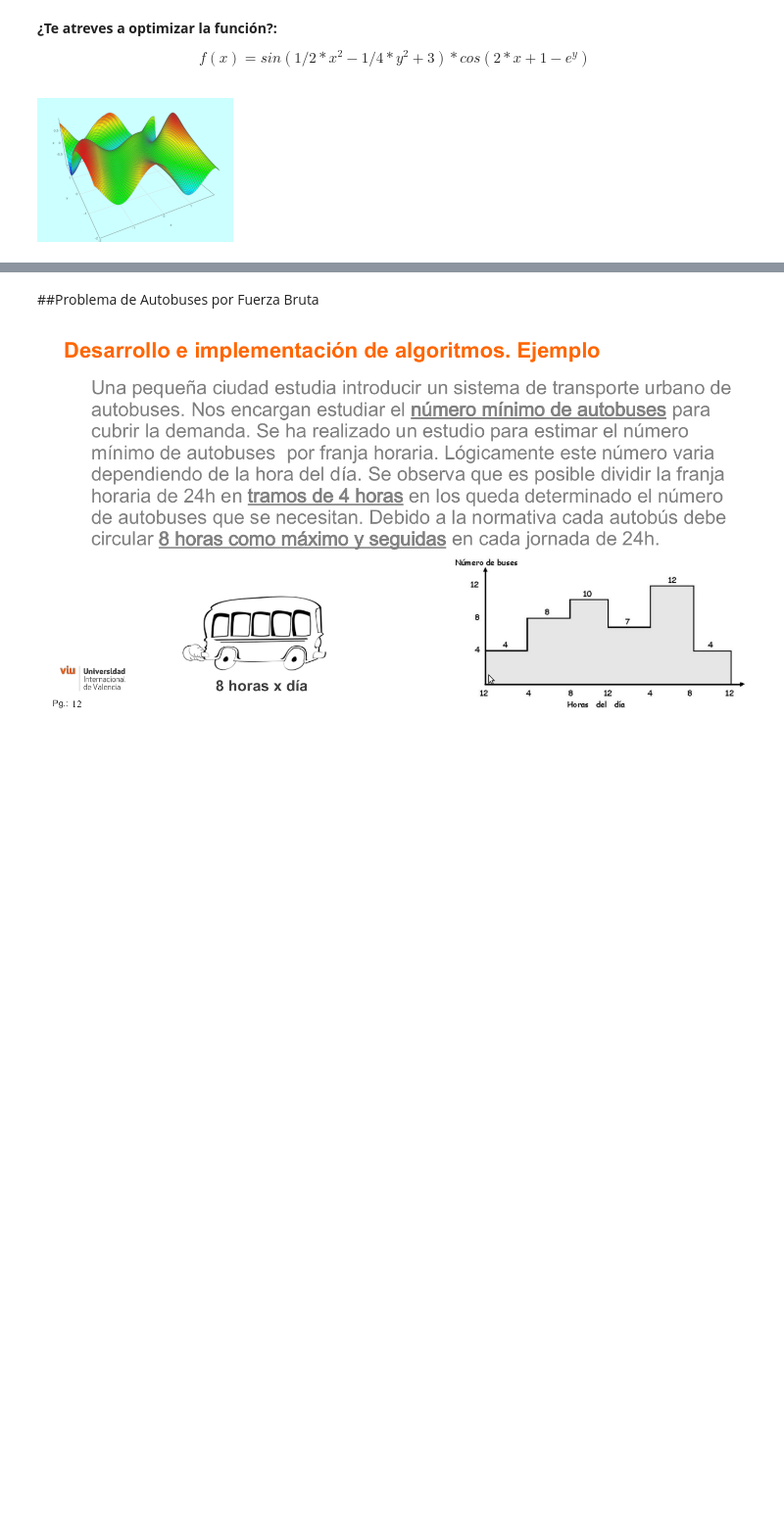
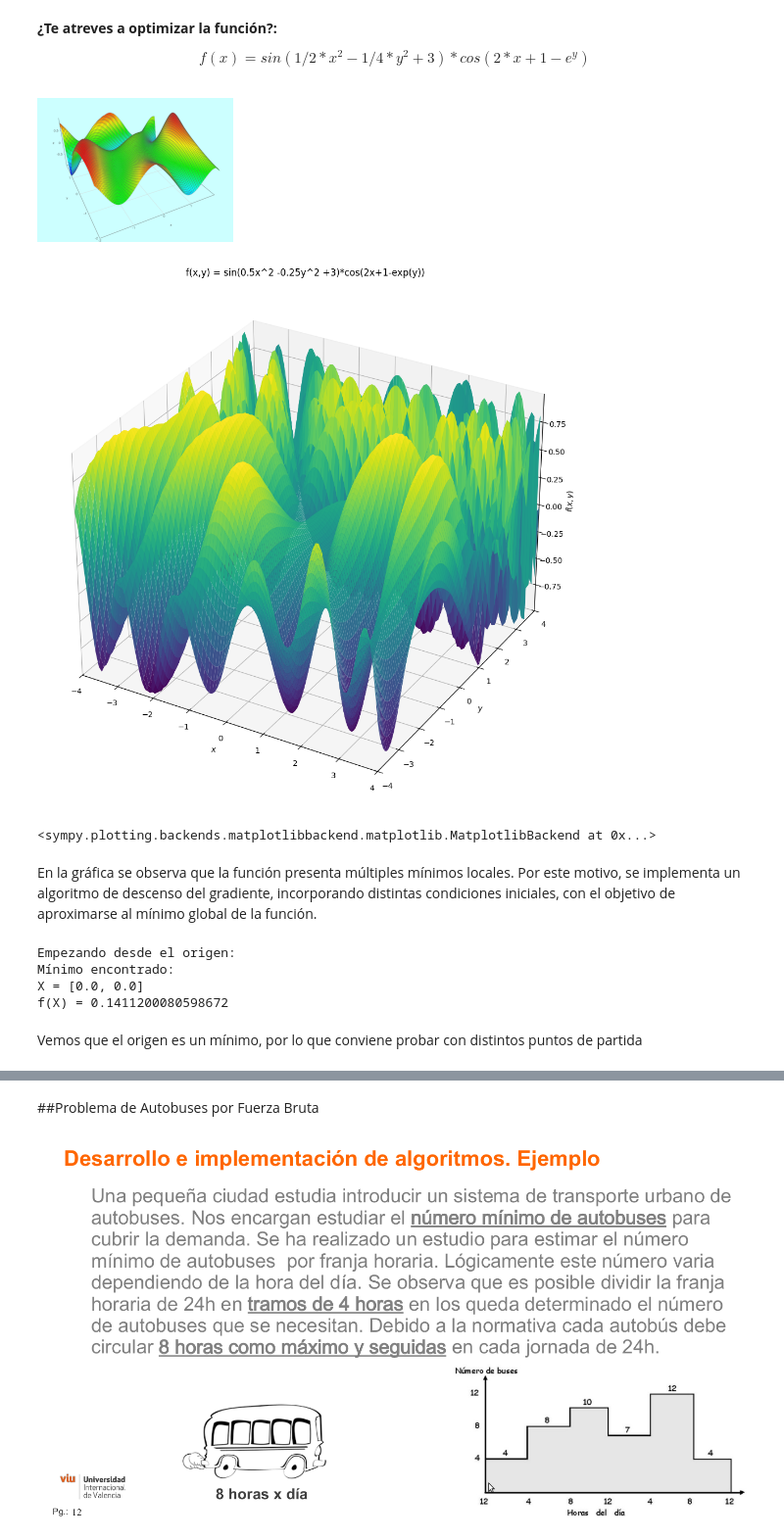
Before and after one commit to josee-pp/03MIAR-Algoritmos-de-Optimizacion-2026, a Jupyter notebook: AG2/José_Enrique_Pinzón_Parra_AG2.ipynb, the cells around one changed output, grey strips where cells are left out. Shown at 98% size. Saved outputs shown, nothing was run; the diff lists cells and outputs as text; code cells hidden in the pictures; blank space fills up the shorter version.

```diff
--- a/AG2/José_Enrique_Pinzón_Parra_AG2.ipynb
+++ b/AG2/José_Enrique_Pinzón_Parra_AG2.ipynb
@@ -326,0 +336,19 @@ f= lambda X: math.sin(1/2 * X[0]**2 - 1/4 * X[1]**2 + 3) *math.cos(2*X[0] + 1 -
+# %%
+from sympy import symbols, sin, cos, exp
+from sympy.plotting import plot3d
+
+# Variables simbólicas
+x, y = symbols('x y')
+
+# Graficamos en un rango razonable
+plot3d(
+    sin(0.5*x**2 - 0.25*y**2 + 3) * cos(2*x + 1 - exp(y)),
+    (x, -4, 4),
+    (y, -4, 4),
+    title="f(x,y) = sin(0.5x^2 -0.25y^2 +3)*cos(2x+1-exp(y))",
+    size=(10,10))
+# %% [output]
+[figure, added]
+<sympy.plotting.backends.matplotlibbackend.matplotlib.MatplotlibBackend at 0x...>
+# %% [markdown]
+En la gráfica se observa que la función presenta múltiples mínimos locales. Por este motivo, se implementa un algoritmo de descenso del gradiente, incorporando distintas condiciones iniciales, con el objetivo de aproximarse al mínimo global de la función.
@@ -326,0 +363,13 @@ f= lambda X: math.sin(1/2 * X[0]**2 - 1/4 * X[1]**2 + 3) *math.cos(2*X[0] + 1 -
+# %%
+X_min, f_min = grad_descent([0,0])
+print("Empezando desde el origen:")
+print("Mínimo encontrado:")
+print("X =", X_min)
+print("f(X) =", f_min)
+# %% [output]
+Empezando desde el origen:
+Mínimo encontrado:
+X = [0.0, 0.0]
+f(X) = 0.1411200080598672
+# %% [markdown]
+Vemos que el origen es un mínimo, por lo que conviene probar con distintos puntos de partida
```
Also changed, not shown: parts of 12 cells of this notebook.
